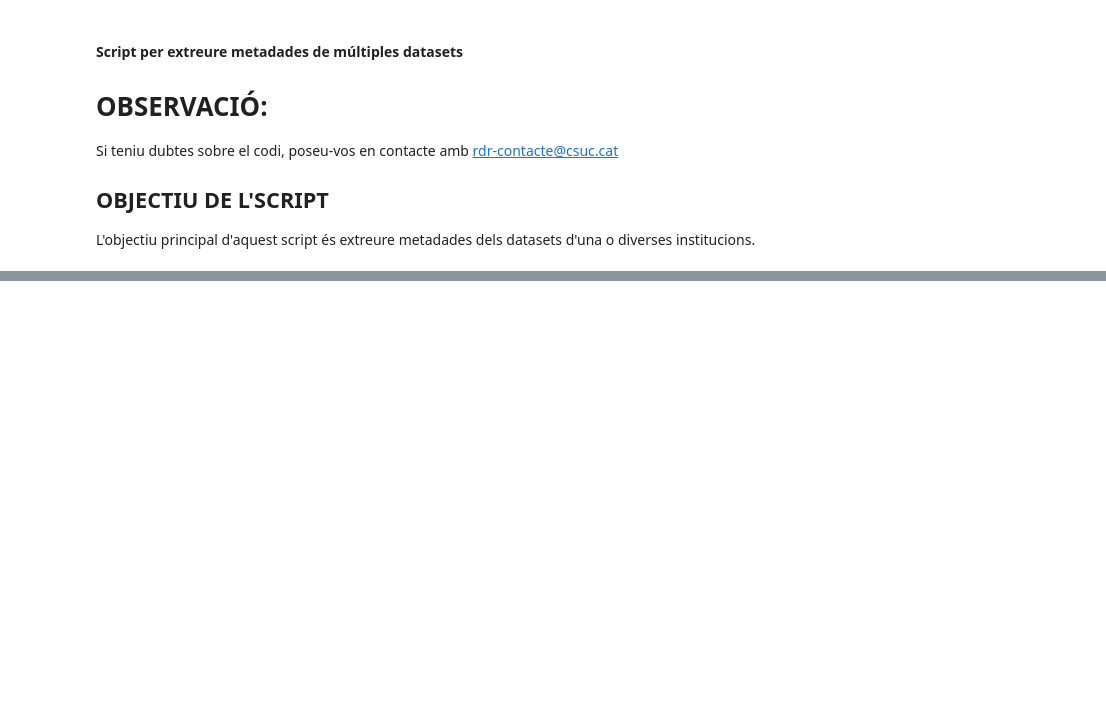
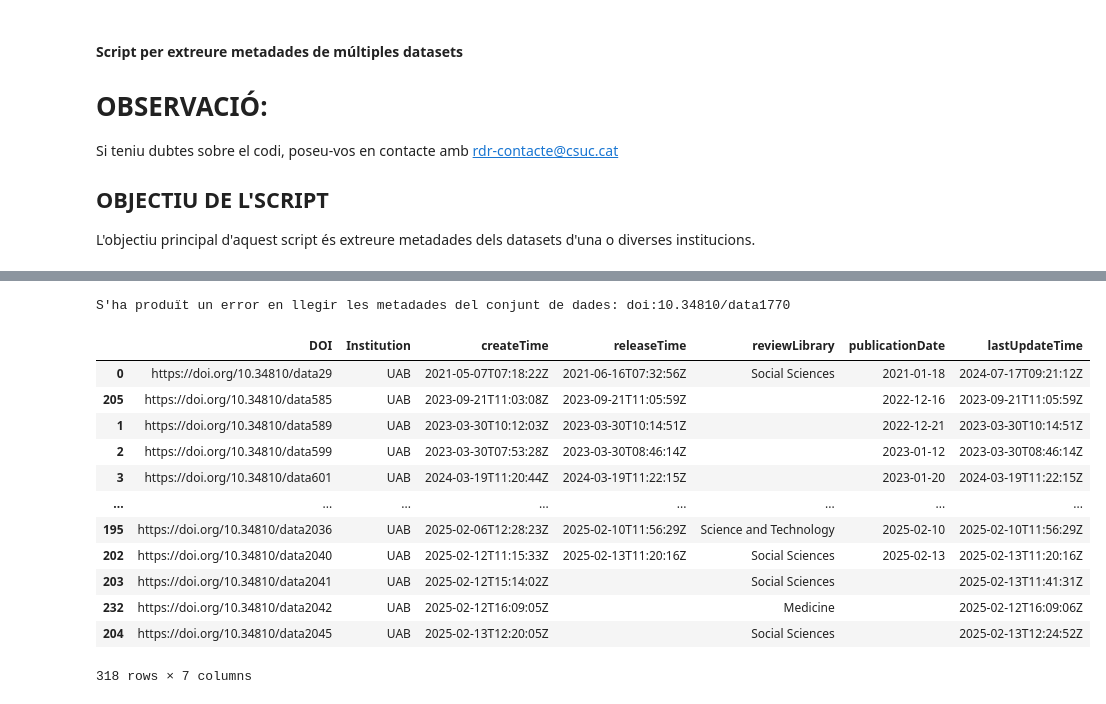
Before and after one commit to CSUC/RDR-scripts, a Jupyter notebook: multiple_datasets_metadata/multiple_datasets_metadata_script.ipynb, the cells around one changed output, grey strips where cells are left out. Drawn from its saved outputs; the diff is of its cells as text; code cells hidden in the pictures; blank space fills up the shorter version.

```diff
--- a/multiple_datasets_metadata/multiple_datasets_metadata_script.ipynb
+++ b/multiple_datasets_metadata/multiple_datasets_metadata_script.ipynb
@@ -945,6 +1019,8 @@ display(instruction_text_metadata, metadata_widget, restart_button_metadata)
 # %%
 # @title Un cop escollides les institucions i les metadades, ciqueu el botó &#x25B6; per generar el taulell de metadades
-selected_metadata = selected_data | selected_citation | selected_geospatial | selected_social | selected_astronomy | selected_lifesciences | selected_journal
+selected_metadata = selected_data | selected_citation | selected_geospatial | selected_social | selected_astronomy | selected_lifesciences | selected_journal | selected_customUAB
+from collections import defaultdict
+import pandas as pd
 metadata_keys_list = []
 metadata_values_list = []
 list_doi = []
@@ -1001,33 +1077,48 @@ def aggregate_metadata(metadata_keys_list, metadata_values_list, list_doi, selec
     return aggregated_metadata
 # Aggregate metadata values
 metadata = aggregate_metadata(metadata_keys_list, metadata_values_list, list_doi, selected_metadata)
 
 # Create the data dictionary
 data = {
     'DOI': list_doi,
     'Institution': instancia
 }
 
 # Add the dynamic metadata fields
 for field in selected_metadata:
     data[field] = metadata[field]
 
 # Create the DataFrame
 df = pd.DataFrame(data)
 
 # Extract the numeric part of the DOI and convert it to int for sorting
 df['DOI_Number'] = df['DOI'].str.extract(r'data(\d+)').astype(int)
 
 # Sort the DataFrame based on the DOI_Number column
 df = df.sort_values(by='DOI_Number')
 
 # Format the DOI column as 'https://doi.org/10.34810/dataXXX'
 df['DOI'] = 'https://doi.org/10.34810/data' + df['DOI_Number'].astype(str)
 
 # Drop the DOI_Number column (optional)
 df = df.drop(columns=['DOI_Number'])
 
 df
+# %% [output]
+S'ha produït un error en llegir les metadades del conjunt de dades: doi:10.34810/data1770
+|  | DOI | Institution | createTime | releaseTime | reviewLibrary | publicationDate | lastUpdateTime |
+| 0 | https://doi.org/10.34810/data29 | UAB | 2021-05-07T07:18:22Z | 2021-06-16T07:32:56Z | Social Sciences | 2021-01-18 | 2024-07-17T09:21:12Z |
+| 205 | https://doi.org/10.34810/data585 | UAB | 2023-09-21T11:03:08Z | 2023-09-21T11:05:59Z |  | 2022-12-16 | 2023-09-21T11:05:59Z |
+| 1 | https://doi.org/10.34810/data589 | UAB | 2023-03-30T10:12:03Z | 2023-03-30T10:14:51Z |  | 2022-12-21 | 2023-03-30T10:14:51Z |
+| 2 | https://doi.org/10.34810/data599 | UAB | 2023-03-30T07:53:28Z | 2023-03-30T08:46:14Z |  | 2023-01-12 | 2023-03-30T08:46:14Z |
+| 3 | https://doi.org/10.34810/data601 | UAB | 2024-03-19T11:20:44Z | 2024-03-19T11:22:15Z |  | 2023-01-20 | 2024-03-19T11:22:15Z |
+| ... | ... | ... | ... | ... | ... | ... | ... |
+| 195 | https://doi.org/10.34810/data2036 | UAB | 2025-02-06T12:28:23Z | 2025-02-10T11:56:29Z | Science and Technology | 2025-02-10 | 2025-02-10T11:56:29Z |
+| 202 | https://doi.org/10.34810/data2040 | UAB | 2025-02-12T11:15:33Z | 2025-02-13T11:20:16Z | Social Sciences | 2025-02-13 | 2025-02-13T11:20:16Z |
+| 203 | https://doi.org/10.34810/data2041 | UAB | 2025-02-12T15:14:02Z |  | Social Sciences |  | 2025-02-13T11:41:31Z |
+| 232 | https://doi.org/10.34810/data2042 | UAB | 2025-02-12T16:09:05Z |  | Medicine |  | 2025-02-12T16:09:06Z |
+| 204 | https://doi.org/10.34810/data2045 | UAB | 2025-02-13T12:20:05Z |  | Social Sciences |  | 2025-02-13T12:24:52Z |
+318 rows × 7 columns
 # %%
 # @title Clicar el botó &#x25B6; per guardar les dades en un fitxer excel.
 from google.colab import files
```
Also changed, not shown: parts of 2 cells of this notebook.
